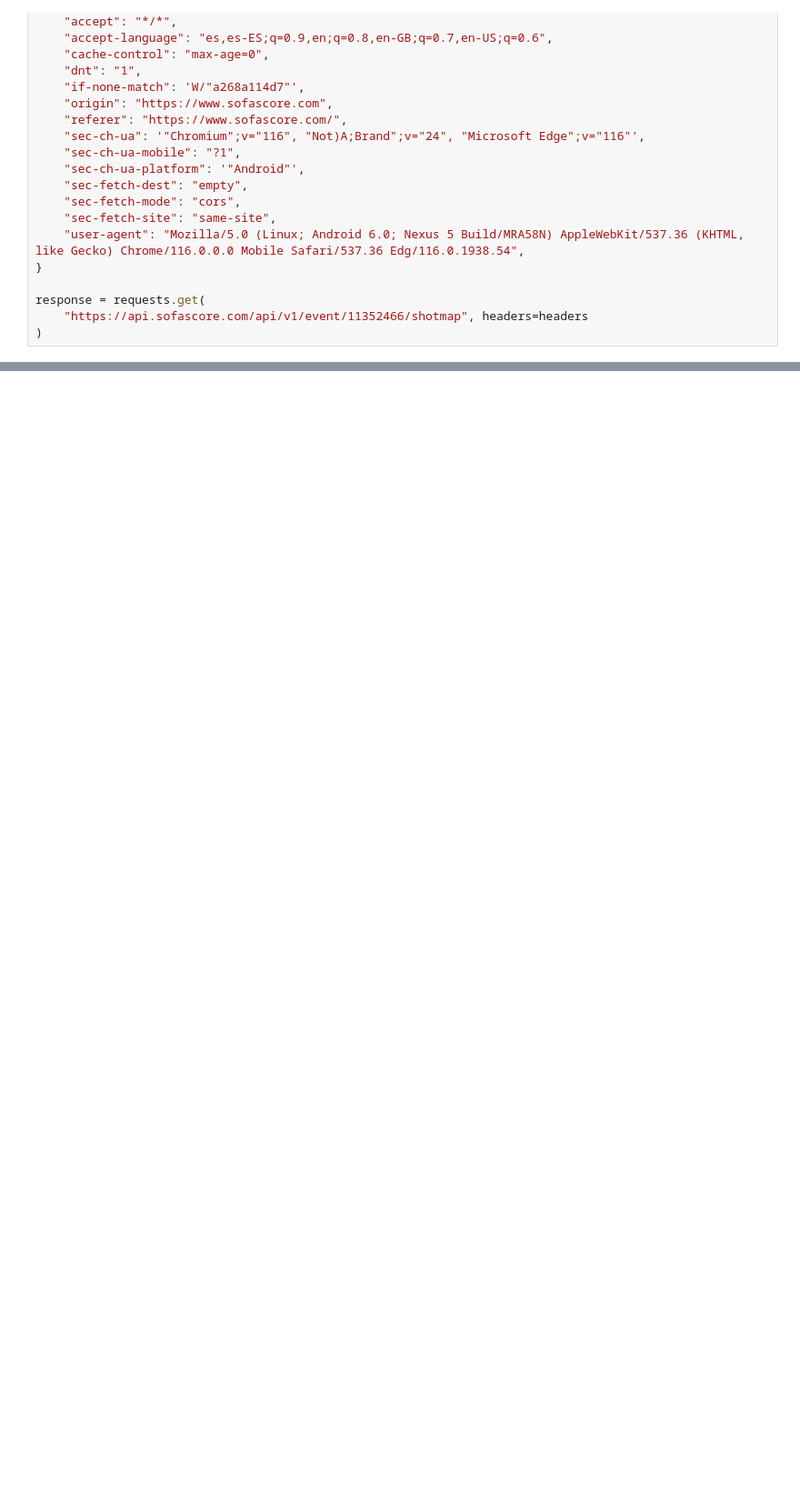
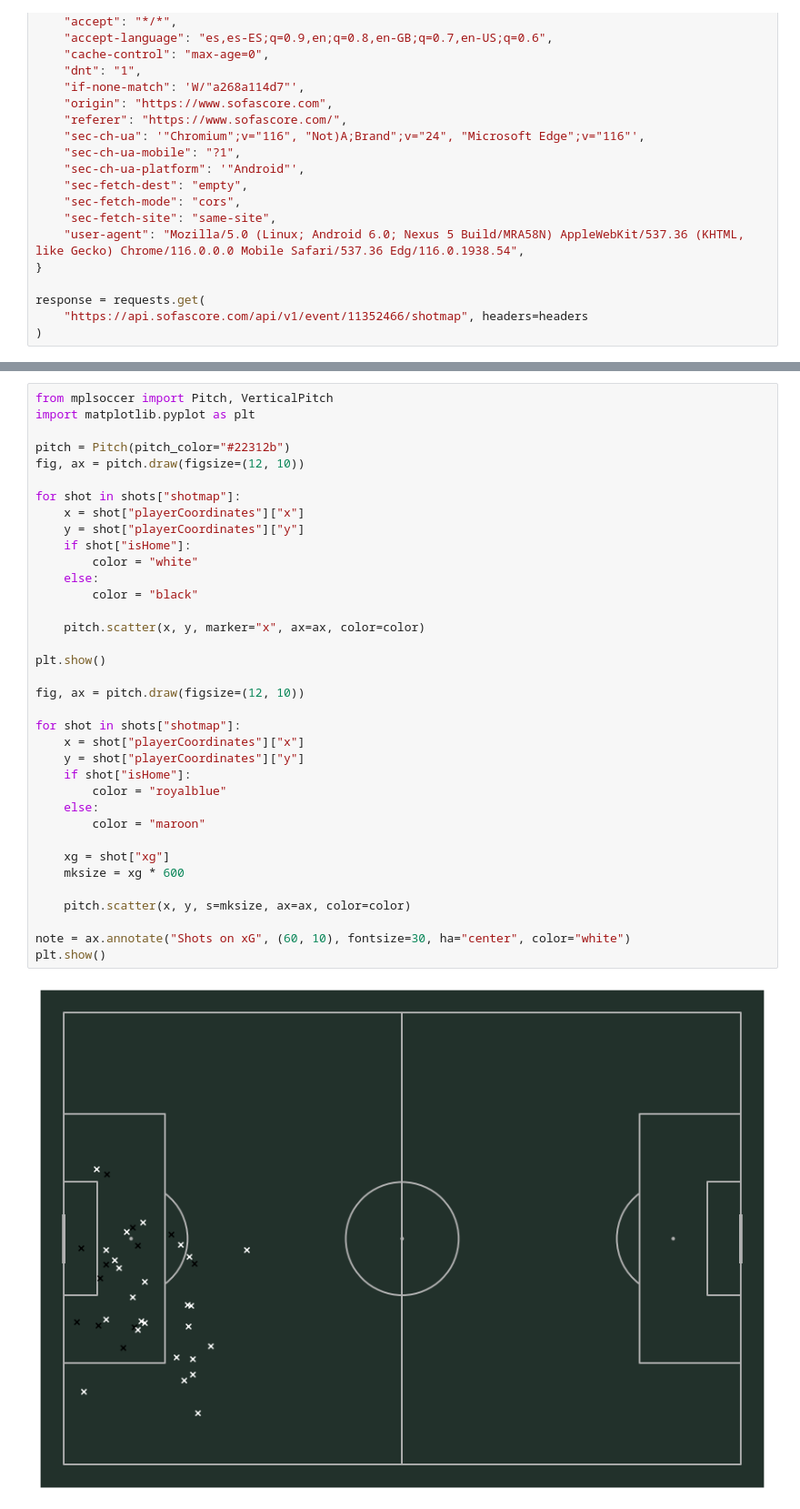
Before and after one commit to lorenzopasqualini/huil, a Jupyter notebook: sofa.ipynb, the cells around one changed output, grey strips where cells are left out. Shown: that part at 91% size. Saved outputs shown, nothing was run; the diff lists cells and outputs as text; blank space fills up the shorter version.

```diff
--- a/sofa.ipynb
+++ b/sofa.ipynb
@@ -64,0 +50,38 @@ plt.show()
+# %%
+from mplsoccer import Pitch, VerticalPitch
+import matplotlib.pyplot as plt
+
+pitch = Pitch(pitch_color="#22312b")
+fig, ax = pitch.draw(figsize=(12, 10))
+
+for shot in shots["shotmap"]:
+    x = shot["playerCoordinates"]["x"]
+    y = shot["playerCoordinates"]["y"]
+    if shot["isHome"]:
+        color = "white"
+    else:
+        color = "black"
+
+    pitch.scatter(x, y, marker="x", ax=ax, color=color)
+
+plt.show()
+
+fig, ax = pitch.draw(figsize=(12, 10))
+
+for shot in shots["shotmap"]:
+    x = shot["playerCoordinates"]["x"]
+    y = shot["playerCoordinates"]["y"]
+    if shot["isHome"]:
+        color = "royalblue"
+    else:
+        color = "maroon"
+
+    xg = shot["xg"]
+    mksize = xg * 600
+
+    pitch.scatter(x, y, s=mksize, ax=ax, color=color)
+
+note = ax.annotate("Shots on xG", (60, 10), fontsize=30, ha="center", color="white")
+plt.show()
+# %% [output]
+[figure, added]
```
Also changed, not shown: parts of 4 cells of this notebook.
